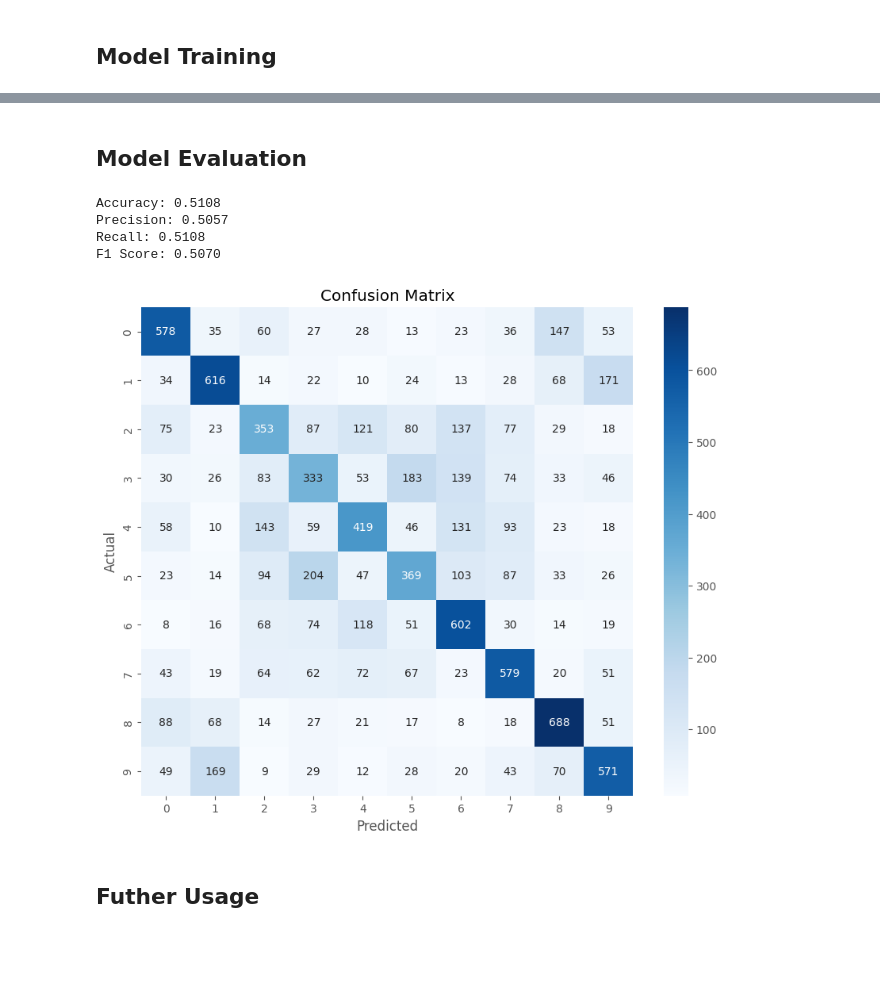
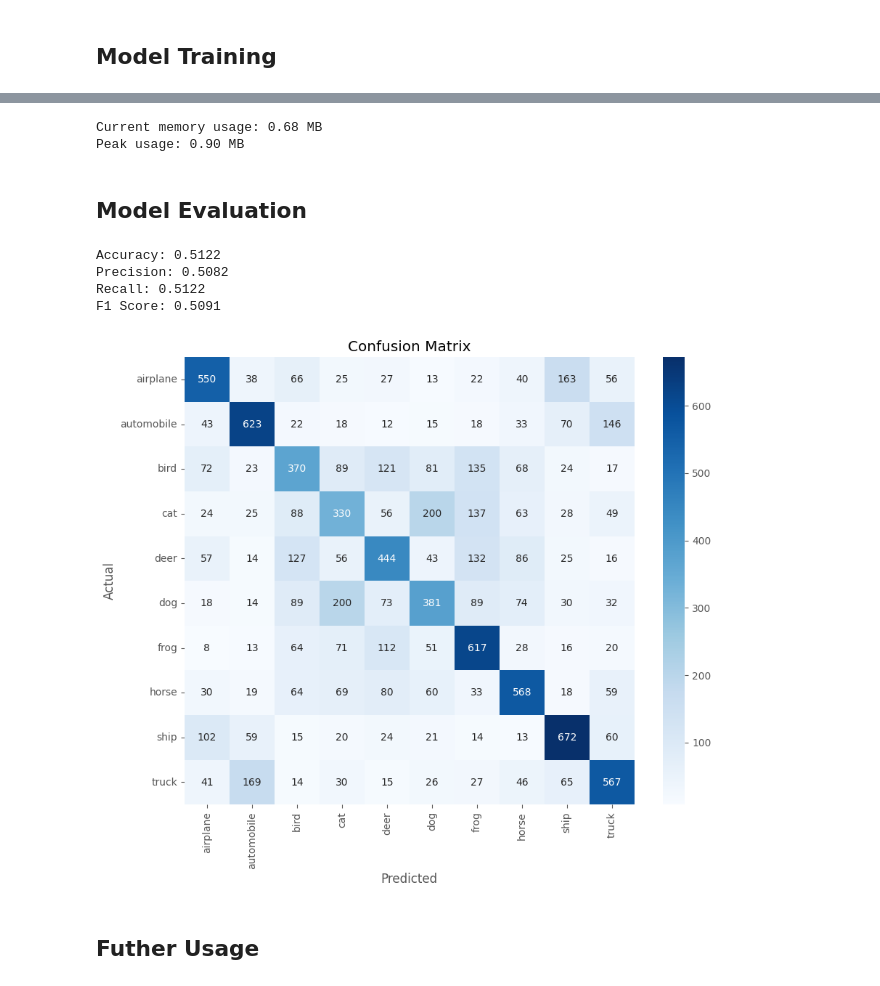
Before and after one commit to khoadole/Neural-Networks-for-Classification, a Jupyter notebook: notebooks/mxnet.ipynb, the cells around one changed output, grey strips where cells are left out. Saved outputs shown, nothing was run; the diff lists cells and outputs as text; code cells hidden in the pictures; blank space fills up the shorter version.

```diff
--- a/notebooks/mxnet.ipynb
+++ b/notebooks/mxnet.ipynb
@@ -204,42 +285,55 @@ Training time: 147.69 seconds
+# %%
+# Print the memory usage
+print(f"Current memory usage: {current / 10**6:.2f} MB")
+print(f"Peak usage: {peak / 10**6:.2f} MB")
+# %% [output]
+Current memory usage: 0.68 MB
+Peak usage: 0.90 MB
 # %% [markdown]
 ## Model Evaluation
 # %%
 # Convert the test data to NDArray
 X_test = nd.array(X_test).as_in_context(device)
 y_test = nd.array(y_test).as_in_context(device)
 
 # Predict the test data
 output = model(X_test)
 predictions = nd.argmax(output, axis=1)
 
 # Convert the predictions and true labels to NumPy arrays
 predictions = predictions.asnumpy()
 y_test = y_test.asnumpy()
 
 # Calculate the evaluation metrics
 accuracy = accuracy_score(y_test, predictions)
 precision = precision_score(y_test, predictions, average='weighted')
 recall = recall_score(y_test, predictions, average='weighted')
 f1 = f1_score(y_test, predictions, average='weighted')
 
+# Print the evaluation metrics
 print(f"Accuracy: {accuracy:.4f}")
 print(f"Precision: {precision:.4f}")
 print(f"Recall: {recall:.4f}")
 print(f"F1 Score: {f1:.4f}")
 
+# Plot the confusion matrix
 cm = confusion_matrix(y_test, predictions)
 plt.figure(figsize=(10, 8))
-sns.heatmap(cm, annot=True, fmt='d', cmap='Blues', xticklabels=range(10), yticklabels=range(10))
+sns.heatmap(cm, annot=True, fmt="d", cmap="Blues", xticklabels=[
+    "airplane", "automobile", "bird", "cat", "deer", "dog", "frog", "horse", "ship", "truck"
+], yticklabels=[
+    "airplane", "automobile", "bird", "cat", "deer", "dog", "frog", "horse", "ship", "truck"
+])
 plt.xlabel('Predicted')
 plt.ylabel('Actual')
 plt.title('Confusion Matrix')
 plt.show()
 # %% [output]
-Accuracy: 0.5108
-Precision: 0.5057
-Recall: 0.5108
-F1 Score: 0.5070
+Accuracy: 0.5122
+Precision: 0.5082
+Recall: 0.5122
+F1 Score: 0.5091
-[figure, old version]
+[figure, new version]
 # %% [markdown]
 ## Futher Usage
 # %%
```
Also changed, not shown: parts of 14 cells of this notebook.
